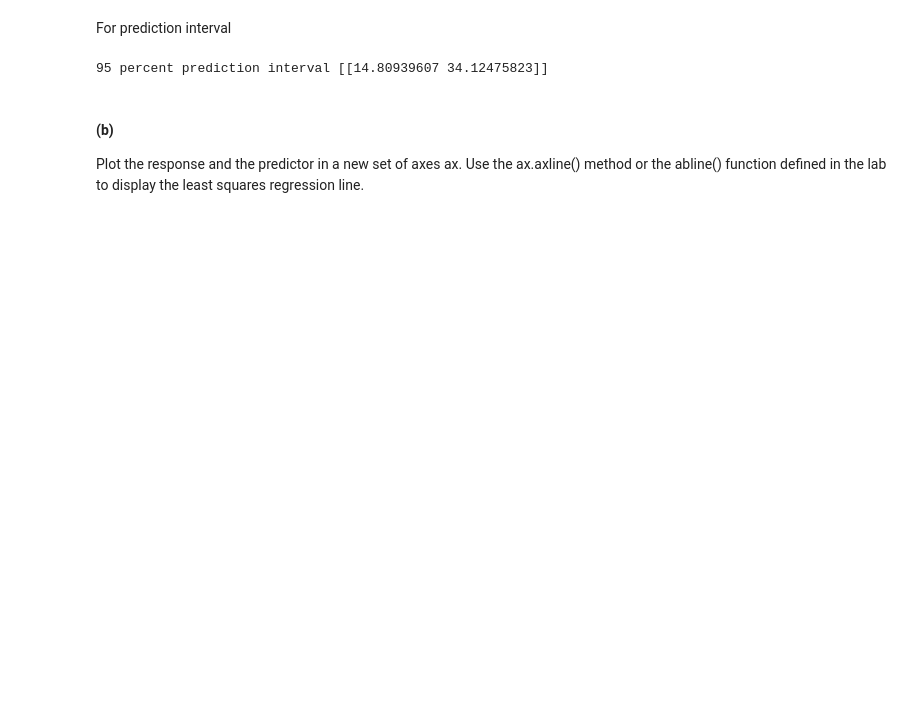
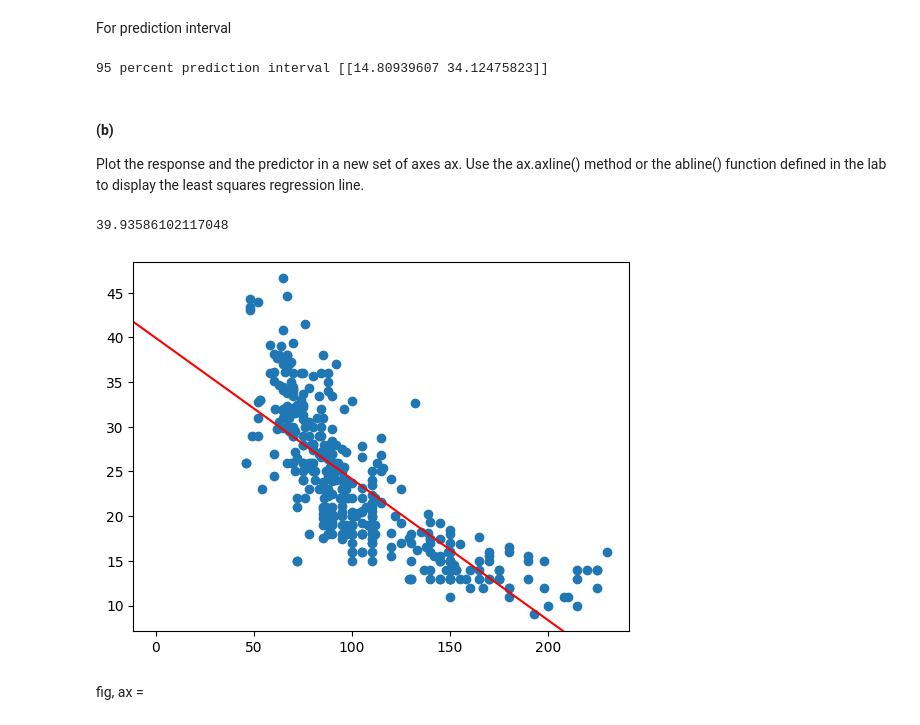
Before and after one commit to aminehd/AminehTechnicalWritings, a Jupyter notebook: assignments/ISLP_Chapter03.ipynb, the cells around one changed output. Drawn from its saved outputs; the diff is of its cells as text; code cells hidden in the pictures; blank space fills up the shorter version.

```diff
--- a/assignments/ISLP_Chapter03.ipynb
+++ b/assignments/ISLP_Chapter03.ipynb
@@ -156,3 +173,16 @@ pred_class.conf_int?
 # %% [markdown]
 #### (b)
 Plot the response and the predictor in a new set of axes ax. Use the ax.axline() method or the abline() function defined in the lab to display the least squares regression line.
+# %%
+fig, ax = plt.subplots()
+ax.scatter(X['horsepower'], y)
+params = results.params
+print(params['intercept'])
+ax.axline(xy1=(0, params['intercept']), slope=params['horsepower'], color='red')
+# ax.axline()
+plt.show()
+# %% [output]
+39.93586102117048
+[figure, added]
+# %% [markdown]
+fig, ax =
```
Also changed, not shown: parts of 3 cells of this notebook.
